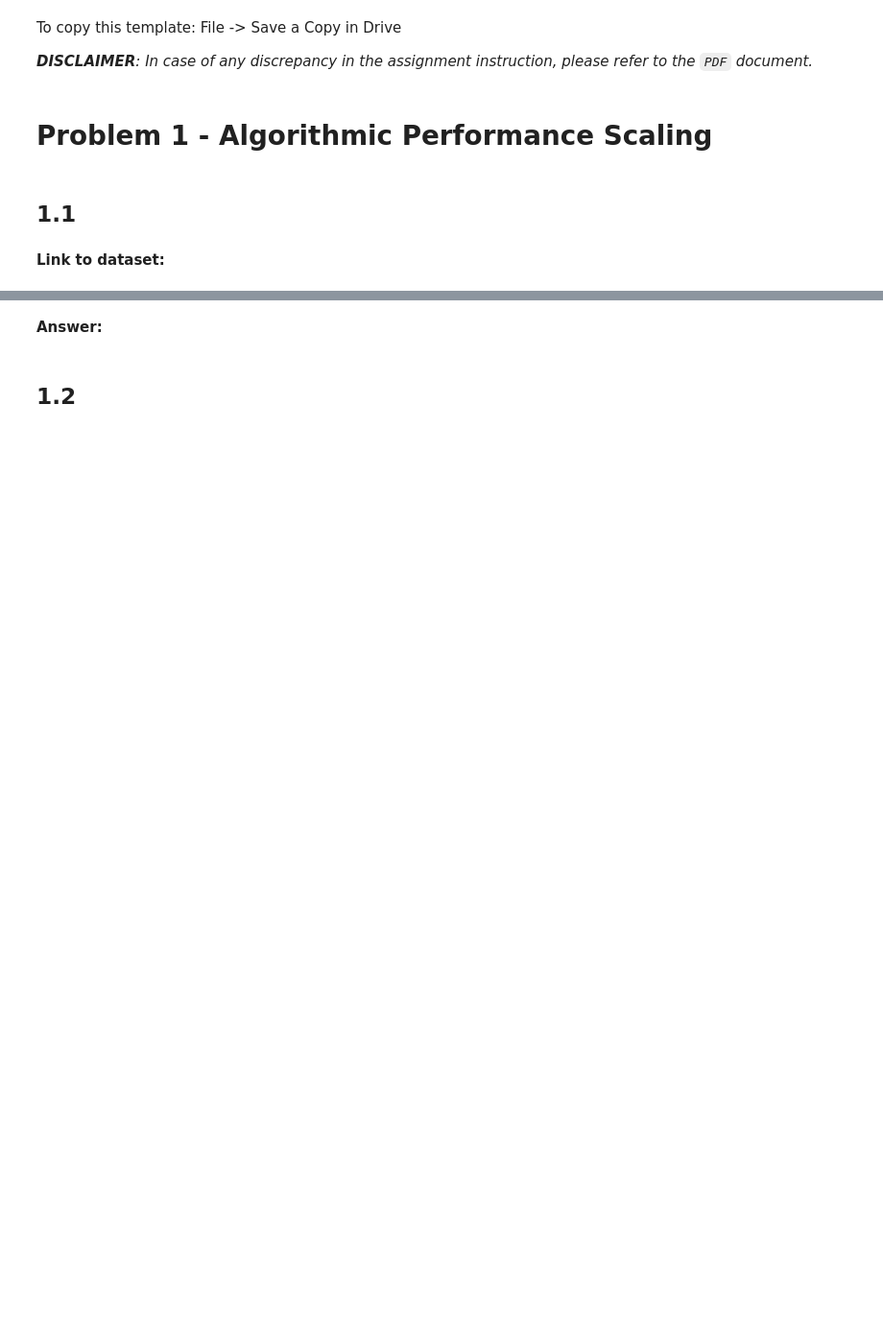
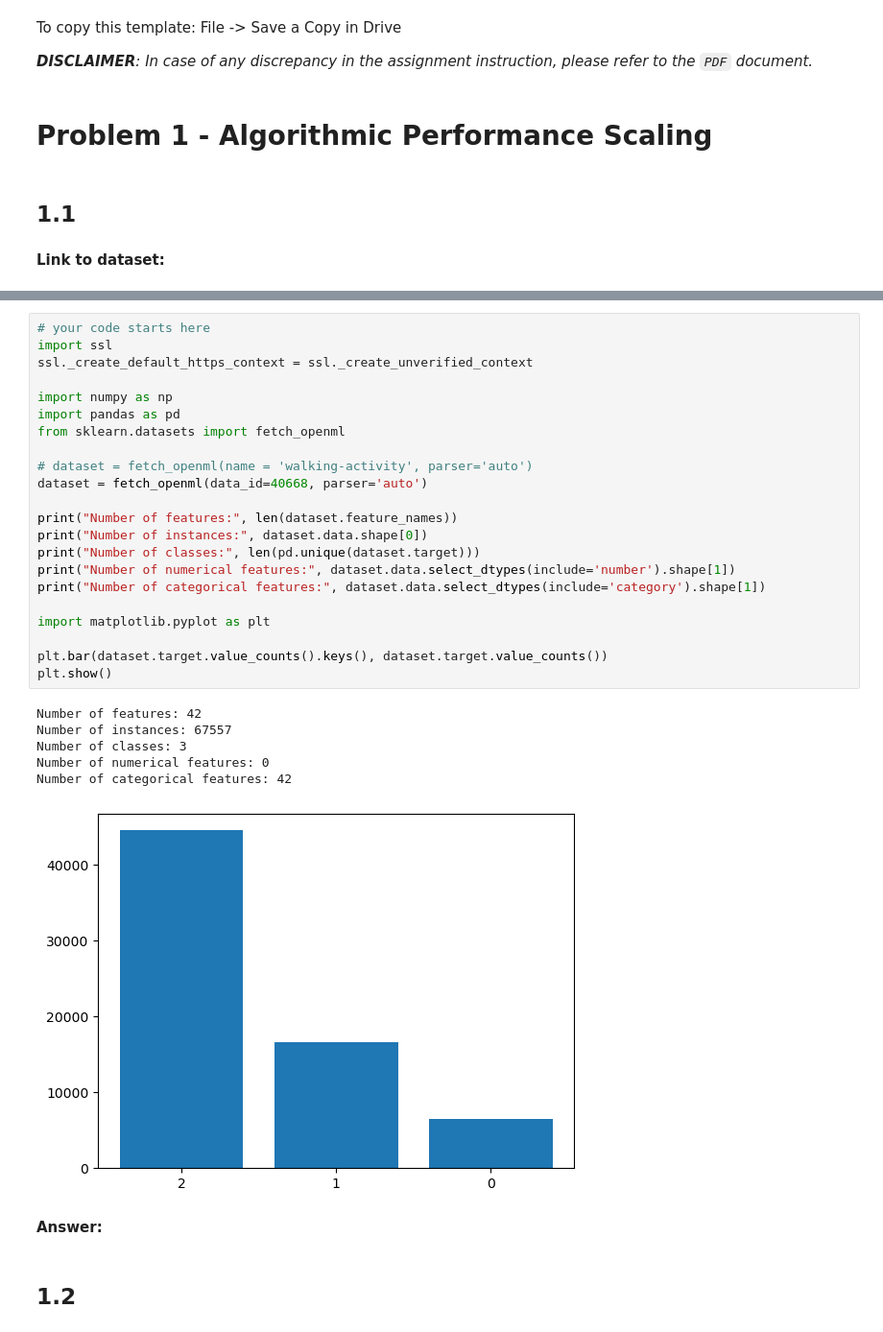
Before and after one commit to as13381/301_hw, a Jupyter notebook: as13381_hw2/as13381_hw2_p1.ipynb, the cells around one changed output, grey strips where cells are left out. Shown: that part at 96% size. Drawn from its saved outputs; the diff is of its cells as text; blank space fills up the shorter version.

```diff
--- a/as13381_hw2/as13381_hw2_p1.ipynb
+++ b/as13381_hw2/as13381_hw2_p1.ipynb
@@ -43,3 +11,32 @@ http://0624ab47fe24:40000/dtale/main/1
+# %%
+# your code starts here
+import ssl
+ssl._create_default_https_context = ssl._create_unverified_context
+
+import numpy as np
+import pandas as pd
+from sklearn.datasets import fetch_openml
+
+# dataset = fetch_openml(name = 'walking-activity', parser='auto')
+dataset = fetch_openml(data_id=40668, parser='auto')
+
+print("Number of features:", len(dataset.feature_names))
+print("Number of instances:", dataset.data.shape[0])
+print("Number of classes:", len(pd.unique(dataset.target)))
+print("Number of numerical features:", dataset.data.select_dtypes(include='number').shape[1])
+print("Number of categorical features:", dataset.data.select_dtypes(include='category').shape[1])
+
+import matplotlib.pyplot as plt
+
+plt.bar(dataset.target.value_counts().keys(), dataset.target.value_counts())
+plt.show()
+# %% [output]
+Number of features: 42
+Number of instances: 67557
+Number of classes: 3
+Number of numerical features: 0
+Number of categorical features: 42
+[figure, added]
 # %% [markdown]
 **Answer:**
 # %% [markdown]
```
Also changed, not shown: parts of 9 cells of this notebook, 1 other file.
